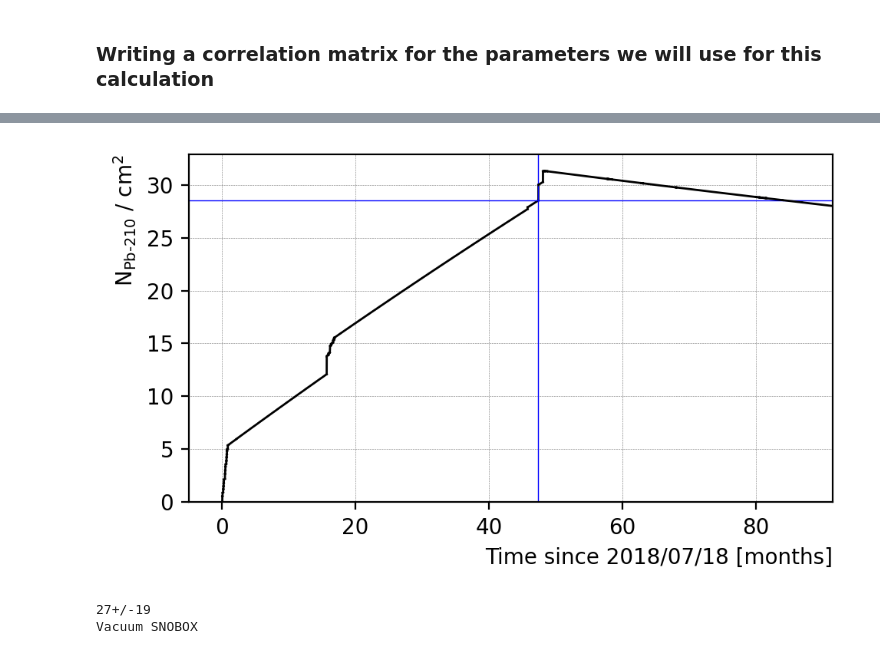
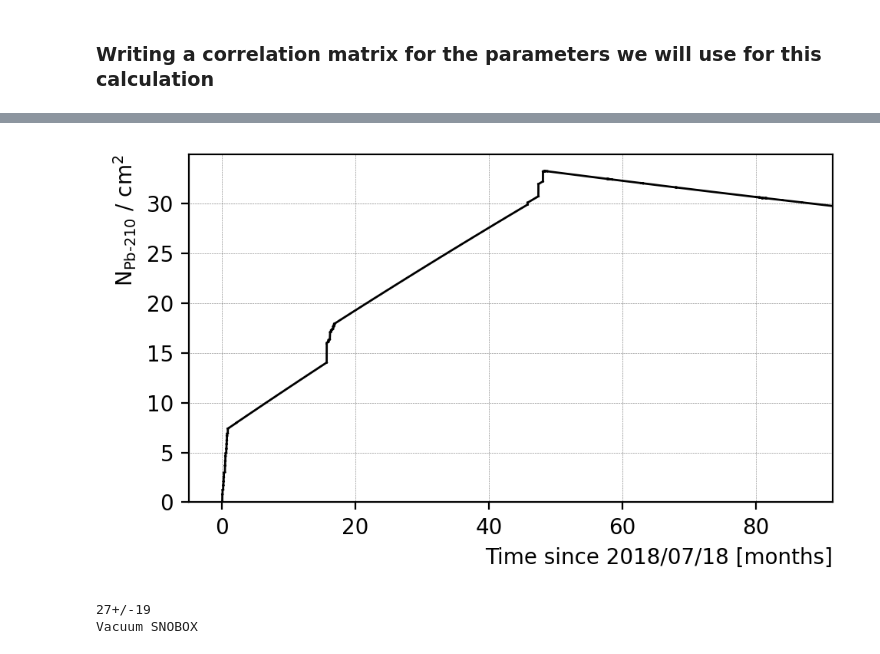
Before and after one commit to perry5334/CDMS, a Jupyter notebook: notebooks/BGM/Pb-210_implantation.ipynb, the cells around one changed output, grey strips where cells are left out. Saved outputs shown, nothing was run; the diff lists cells and outputs as text; code cells hidden in the pictures.

Commit message:
Updates to Pb-210 implantation notebook to make it more modular

```diff
--- a/notebooks/BGM/Pb-210_implantation.ipynb
+++ b/notebooks/BGM/Pb-210_implantation.ipynb
@@ -92,6 +134,9 @@ def calc_implantation_rate(A_0, lambda_v, SV, frac_implanted=ufloat(0.558, 0.024
 def is_comment_or_note(row):
     text = " ".join(row.dropna().astype(str)).lower()
     return text.startswith(("comment", "note"))
+# %%
+def date2unix(date, unc):
+    return ufloat(int(datetime.strptime(date, "%Y-%m-%d %H:%M").replace(tzinfo=ZoneInfo("America/New_York")).timestamp()), unc)
 # %%
 base_url = "https://confluence.slac.stanford.edu"
 page_id = "685801484"
@@ -282,0 +270,17 @@ def integrate_decays_nominal(R, N0, T):
+# %%
+cov_housing = np.outer(std_housing, std_housing) * corr_housing
+params_housing = correlated_values(val_housing, cov_housing)
+# %%
+N_implanted = 0
+housing_cuts = mapping['Condition']=='suf_polishing'
+housing_cuts = housing_cuts | (mapping['Condition']=='snf')
+housing_cuts = housing_cuts | (mapping['Condition']=='b04')
+
+print(f"{'Condition':>25} {'Rate (atoms / s / m^2)':>20} {'Elapsed time [h]':>20} {'Implanted atoms / m^2':>20}")
+for i, condition in enumerate(mapping['Condition'][~housing_cuts]):
+    R_implanted = calc_implantation_rate(params_housing[3*i+0], params_housing[3*i+1], params_housing[3*i+2]) # Pb-214 decays / s / m^2
+    t_elapsed = housing_elapsed[condition]
+    N_implanted += R_implanted * t_elapsed
+    print(f"{condition:>25} {round(R_implanted.nominal_value,1):>20} {round(t_elapsed.nominal_value/60/60,1):>20} {round(R_implanted.nominal_value * t_elapsed.nominal_value,1):>20}")
+
+print(f'Total accumulated activity {N_implanted*1e-4*Pb210_lambda*1e9} nBq / cm^2')
@@ -283,56 +304,48 @@ def integrate_decays_nominal(R, N0, T):
 # %%
 # initial number of implanted Pb-210
-N0 = ufloat(0, 0)
+N0 = 0
 t_crystal = []
 N_crystal = []
 
 # Window for plotting
-window_start = crystal['ts'][0].nominal_value
+window_start = df['TS'][0].n
 window_end = datetime(2026, 3, 3, 0, 0, 0).replace(tzinfo=ZoneInfo("America/New_York")).timestamp()
 
 plt.figure(figsize=(5,3), dpi=200)
 
-for i in range(len(crystal['ts'])): # polishing timestamps end at i=39
-    location, A_0, lambda_v, SV = crystal["location"][i], crystal["A0"][i], crystal["lambda_v"][i], crystal["SV"][i]
-    R_implanted = calc_implantation_rate(A_0, lambda_v, SV) # Pb-214 decays / s / m^2
+for i in range(len(df['TS'])):
+
+    condition_cut = mapping['Condition'] == df['Condition'][i]
+
+    location, A_0, lambda_v, SV = (df["Location"][i],
+                                   mapping['A_crystal'][condition_cut][0],
+                                   mapping['lambda_v_crystal'][condition_cut][0],
+                                   mapping['SV_crystal'][condition_cut][0])
+
+    R_implanted = calc_implantation_rate(A_0, lambda_v, SV).n # Pb-214 decays / s / m^2
 
     # number of implanted nuclei (N) vs. time (t)
-    t0 = crystal['ts'][i]
-    tf = t0 + crystal['elapsed'][i]
+
+    t0 = df['TS'][i].n
+    tf = t0 + crystal['elapsed'][i].n
+    t = np.linspace(t0, tf, 100)
+
     if location.lower() == 'suf polishing (tunnel a)': # crystal only exposed to air 5% of the time
-        Nf = integrate_decays(R_implanted, N0, (tf - t0)*0.05)
+        Nf = integrate_decays(R_implanted, N0, (t - t0)*0.07)
     elif location.lower() == 'b04 lab': # crystal only exposed to air for 5-10 min or about 0.5% of the time.
-        Nf = integrate_decays(R_implanted, N0, (tf - t0)*0.005)
+        Nf = integrate_decays(R_implanted, N0, (t - t0)*0.007)
     elif location.lower() == 'snf lab (fab)': # crystal only exposed to air for 6 hrs or about 8% of the time.
-        Nf = integrate_decays(R_implanted, N0, (tf - t0)*0.08)
+        Nf = integrate_decays(R_implanted, N0, (t - t0)*0.08)
     else:
-        Nf = integrate_decays(R_implanted, N0, tf - t0)
+        Nf = integrate_decays(R_implanted, N0, t - t0)
 
-    # use nominal values for plotting
-    t = np.linspace(t0.nominal_value, tf.nominal_value, 100)
-    if location.lower() == 'suf polishing (tunnel a)': # crystal only exposed to air 5% of the time
-        N = integrate_decays_nominal(R_implanted, N0, (t - t0)*0.05)
-    elif location.lower() == 'b04 lab': # crystal only exposed to air for 5-10 min or about 0.5% of the time.
-        N = integrate_decays_nominal(R_implanted, N0, (t - t0)*0.005)
-    elif location.lower() == 'snf lab (fab)': # crystal only exposed to air for 6 hrs or about 8% of the time.
-        N = integrate_decays_nominal(R_implanted, N0, (t - t0)*0.08)
-    else:
-        N = integrate_decays_nominal(R_implanted, N0, t - t0)
     t_crystal.append((t - window_start)*s2month)
-    N_crystal.append(N*1e-4)
+    N_crystal.append(Nf*1e-4)
 
     #### plot implanted nuclei vs. time at start of window ####
-    plt.plot((t - window_start)*s2month, N*1e-4, color = 'black', lw = 1)
-    if i == 73:
-        print(location)
-        plt.axvline((t0.nominal_value - window_start)*s2month, 0, 1, lw = 0.5, color = 'b')
-        plt.axhline(N0.nominal_value*1e-4, 0, 1, lw = 0.5, color = 'b')
+    plt.plot((t - window_start)*s2month, Nf*1e-4, color = 'black', lw = 1)
 
-    if location=='Vacuum SNOBOX':
-        print(Pb210_lambda*1e9*N0*1e-4)
-        print(t0.nominal_value)
-
-    N0 = Nf
+    N0 = Nf[-1]
 
 plt.xlim(-5, (window_end-window_start)*s2month)
 plt.ylim(0, None)
@@ -343,6 +356,4 @@ plt.tight_layout()
 
 t_crystal = np.concatenate(t_crystal)
 N_crystal = np.concatenate(N_crystal)
-
-#plt.savefig("G157_hist.png")
 # %% [output]
@@ -352,4 +360,4 @@ RSF Lab
-[figure, old version]
+[figure, new version]
 # %%
 # initial number of implanted Pb-210
 N0 = ufloat(0, 0)
```
Also changed, not shown: parts of 36 cells of this notebook.
